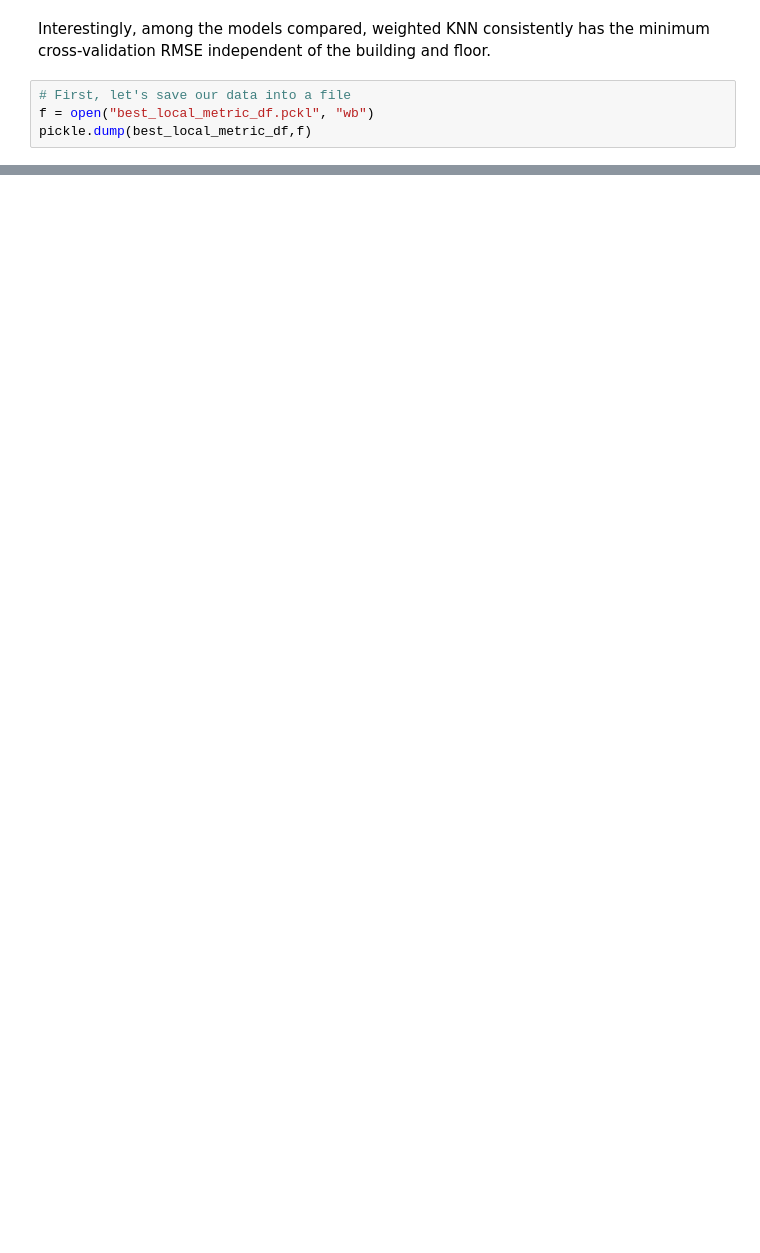
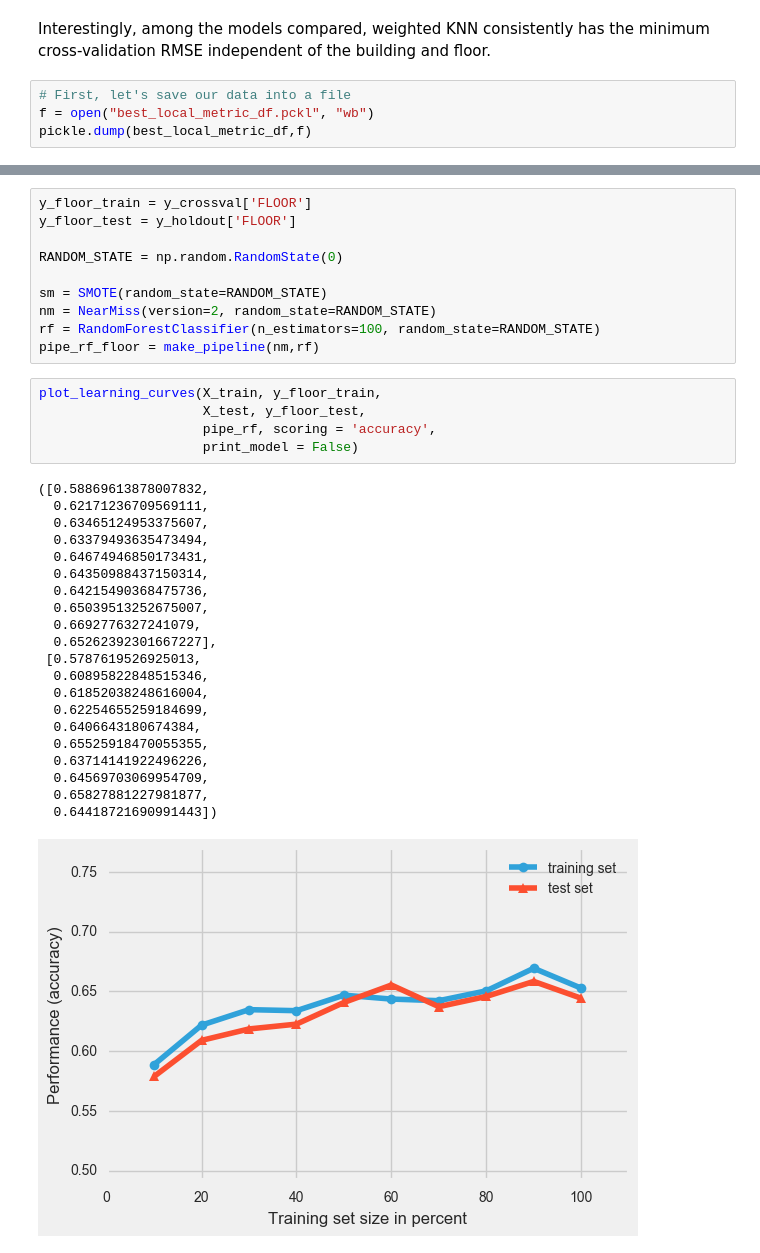
Before and after one commit to sharan-naribole/wlan_localization, a Jupyter notebook: UJIIndoorLoc-machine-learning.ipynb, the cells around one changed output, grey strips where cells are left out. Drawn from its saved outputs; the diff is of its cells as text; blank space fills up the shorter version.

```diff
--- a/UJIIndoorLoc-machine-learning.ipynb
+++ b/UJIIndoorLoc-machine-learning.ipynb
@@ -873,0 +994,37 @@ pickle.dump(best_local_metric_df,f)
+# %%
+y_floor_train = y_crossval['FLOOR']
+y_floor_test = y_holdout['FLOOR']
+
+RANDOM_STATE = np.random.RandomState(0)
+
+sm = SMOTE(random_state=RANDOM_STATE)
+nm = NearMiss(version=2, random_state=RANDOM_STATE)
+rf = RandomForestClassifier(n_estimators=100, random_state=RANDOM_STATE)
+pipe_rf_floor = make_pipeline(nm,rf)
+# %%
+plot_learning_curves(X_train, y_floor_train,
+                     X_test, y_floor_test,
+                     pipe_rf, scoring = 'accuracy',
+                     print_model = False)
+# %% [output]
+([0.58869613878007832,
+  0.62171236709569111,
+  0.63465124953375607,
+  0.63379493635473494,
+  0.64674946850173431,
+  0.64350988437150314,
+  0.64215490368475736,
+  0.65039513252675007,
+  0.6692776327241079,
+  0.65262392301667227],
+ [0.5787619526925013,
+  0.60895822848515346,
+  0.61852038248616004,
+  0.62254655259184699,
+  0.6406643180674384,
+  0.65525918470055355,
+  0.63714141922496226,
+  0.64569703069954709,
+  0.65827881227981877,
+  0.64418721690991443])
+[figure, added]
```
Also changed, not shown: parts of 19 cells of this notebook.
